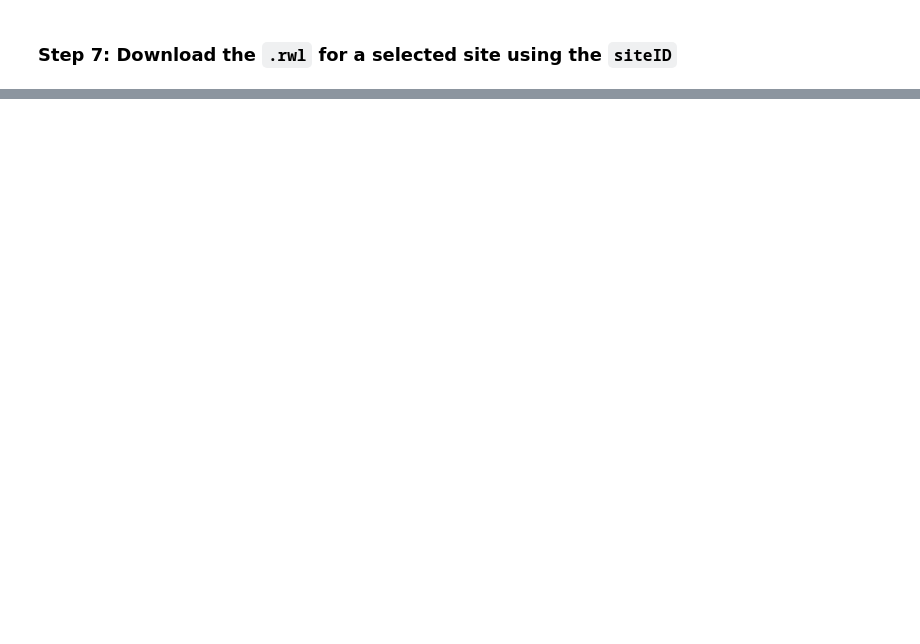
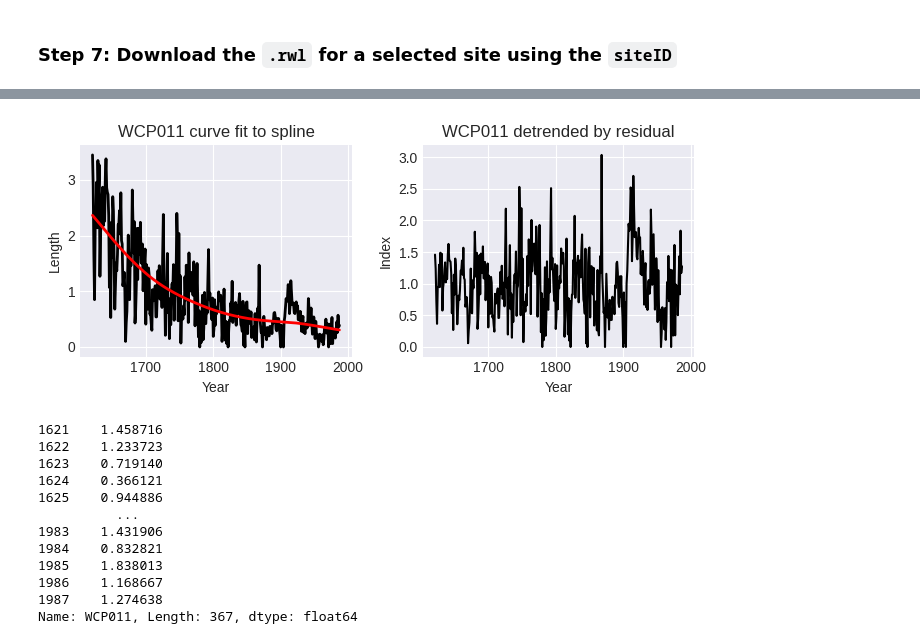
Before and after one commit to OpenDendro/opendendro, a Jupyter notebook: docs/notebooks/itrdb.ipynb, the cells around one changed output, grey strips where cells are left out. Drawn from its saved outputs; the diff is of its cells as text; code cells hidden in the pictures; blank space fills up the shorter version.

```diff
--- a/docs/notebooks/itrdb.ipynb
+++ b/docs/notebooks/itrdb.ipynb
@@ -218,0 +291,2 @@ not saved
+# %%
+data = dpl.readers("/home/jovyan/data-store/az547.rwl", header=True)
@@ -218,0 +315,16 @@ not saved
+# %%
+dpl.detrend(data["WCP011"])
+# %% [output]
+[figure, added]
+1621    1.458716
+1622    1.233723
+1623    0.719140
+1624    0.366121
+1625    0.944886
+          ...
+1983    1.431906
+1984    0.832821
+1985    1.838013
+1986    1.168667
+1987    1.274638
+Name: WCP011, Length: 367, dtype: float64
```
Also changed, not shown: parts of 15 cells of this notebook, 1 other file.
